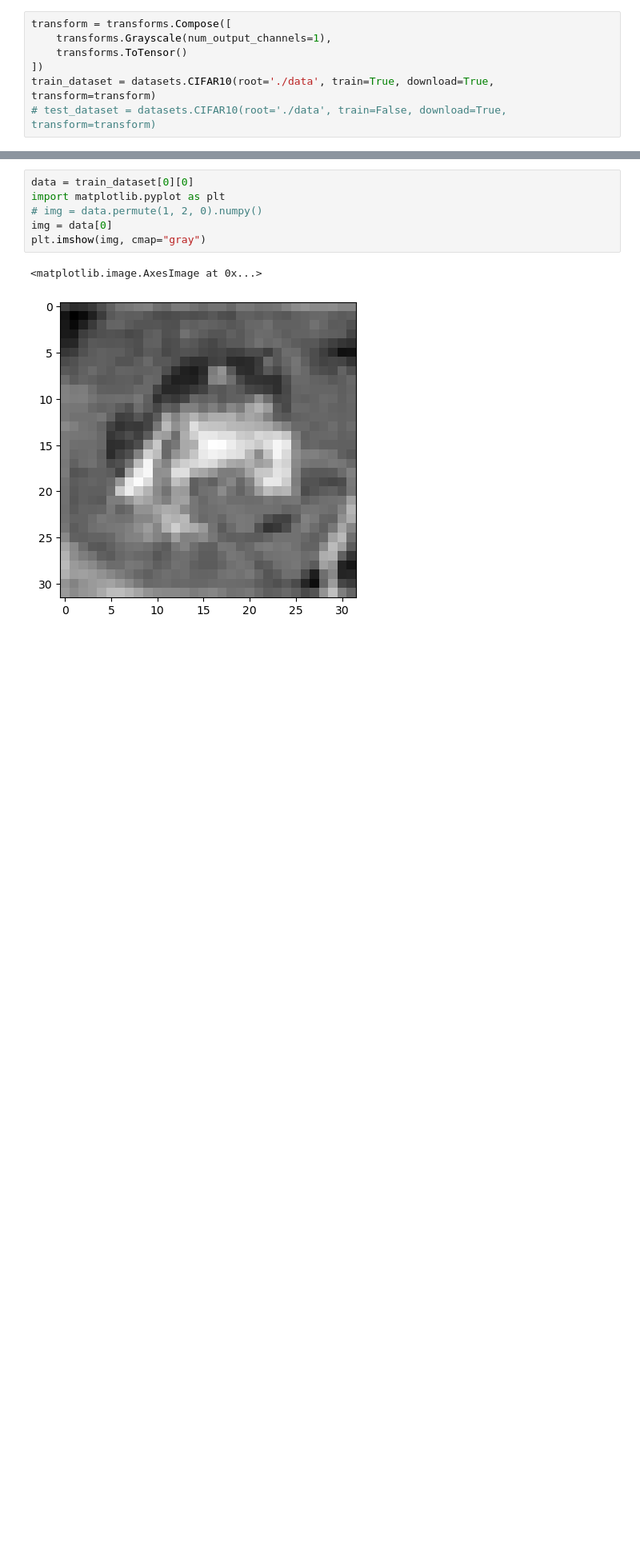
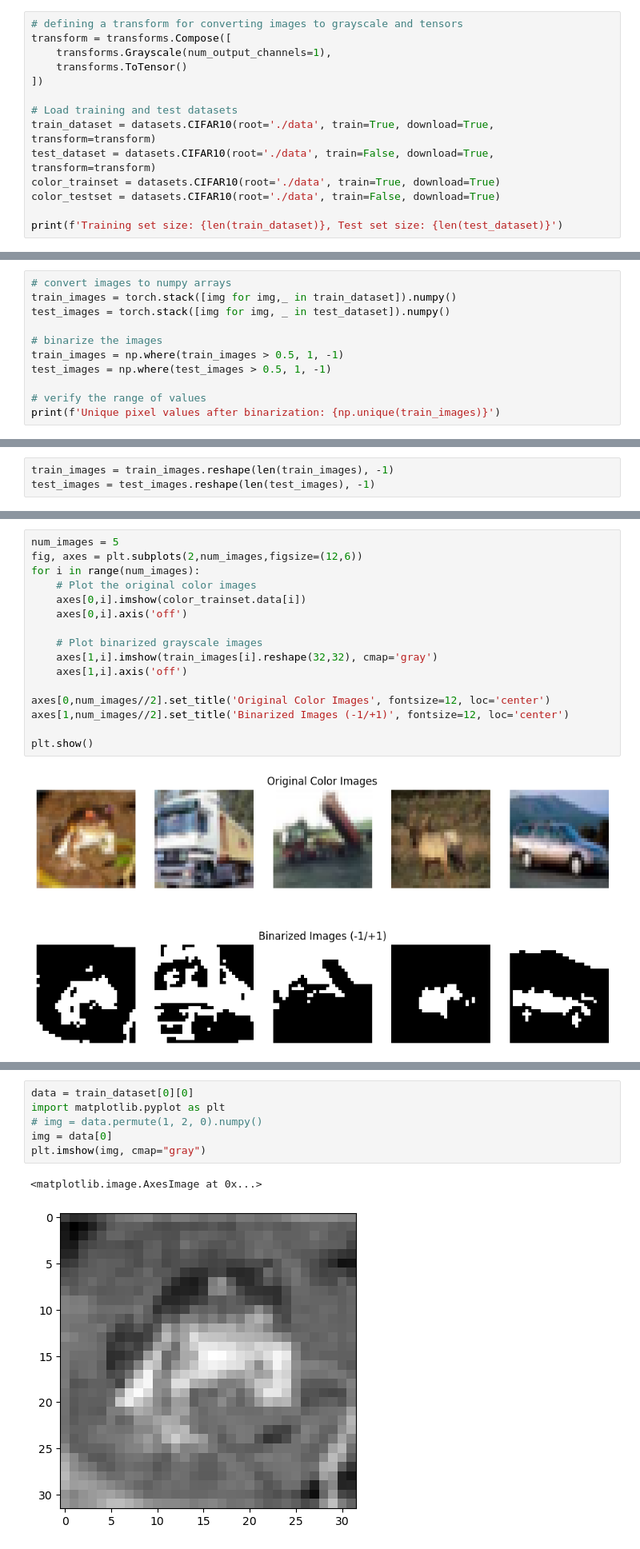
Before and after one commit to chenpy2000/Hopfield, a Jupyter notebook: rnn.ipynb, the cells around one changed output, grey strips where cells are left out. Shown at 80% size. Drawn from its saved outputs; the diff is of its cells as text; blank space fills up the shorter version.

Commit message:
updated pre-processing to save data and show step by step process

```diff
--- a/rnn.ipynb
+++ b/rnn.ipynb
@@ -15,8 +16,15 @@ epochs = 10
 # %%
+# defining a transform for converting images to grayscale and tensors
 transform = transforms.Compose([
     transforms.Grayscale(num_output_channels=1),
     transforms.ToTensor()
 ])
+
+# Load training and test datasets
 train_dataset = datasets.CIFAR10(root='./data', train=True, download=True, transform=transform)
-# test_dataset = datasets.CIFAR10(root='./data', train=False, download=True, transform=transform)
+test_dataset = datasets.CIFAR10(root='./data', train=False, download=True, transform=transform)
+color_trainset = datasets.CIFAR10(root='./data', train=True, download=True)
+color_testset = datasets.CIFAR10(root='./data', train=False, download=True)
+
+print(f'Training set size: {len(train_dataset)}, Test set size: {len(test_dataset)}')
 # %% [output]
@@ -23,0 +34,11 @@ Files already downloaded and verified
+# %%
+# convert images to numpy arrays
+train_images = torch.stack([img for img,_ in train_dataset]).numpy()
+test_images = torch.stack([img for img, _ in test_dataset]).numpy()
+
+# binarize the images
+train_images = np.where(train_images > 0.5, 1, -1)
+test_images = np.where(test_images > 0.5, 1, -1)
+
+# verify the range of values
+print(f'Unique pixel values after binarization: {np.unique(train_images)}')
@@ -23,0 +49,3 @@ Files already downloaded and verified
+# %%
+train_images = train_images.reshape(len(train_images), -1)
+test_images = test_images.reshape(len(test_images), -1)
@@ -23,0 +54,18 @@ Files already downloaded and verified
+# %%
+num_images = 5
+fig, axes = plt.subplots(2,num_images,figsize=(12,6))
+for i in range(num_images):
+    # Plot the original color images
+    axes[0,i].imshow(color_trainset.data[i])
+    axes[0,i].axis('off')
+
+    # Plot binarized grayscale images
+    axes[1,i].imshow(train_images[i].reshape(32,32), cmap='gray')
+    axes[1,i].axis('off')
+
+axes[0,num_images//2].set_title('Original Color Images', fontsize=12, loc='center')
+axes[1,num_images//2].set_title('Binarized Images (-1/+1)', fontsize=12, loc='center')
+
+plt.show()
+# %% [output]
+[figure, added]
```
Also changed, not shown: parts of 13 cells of this notebook.
